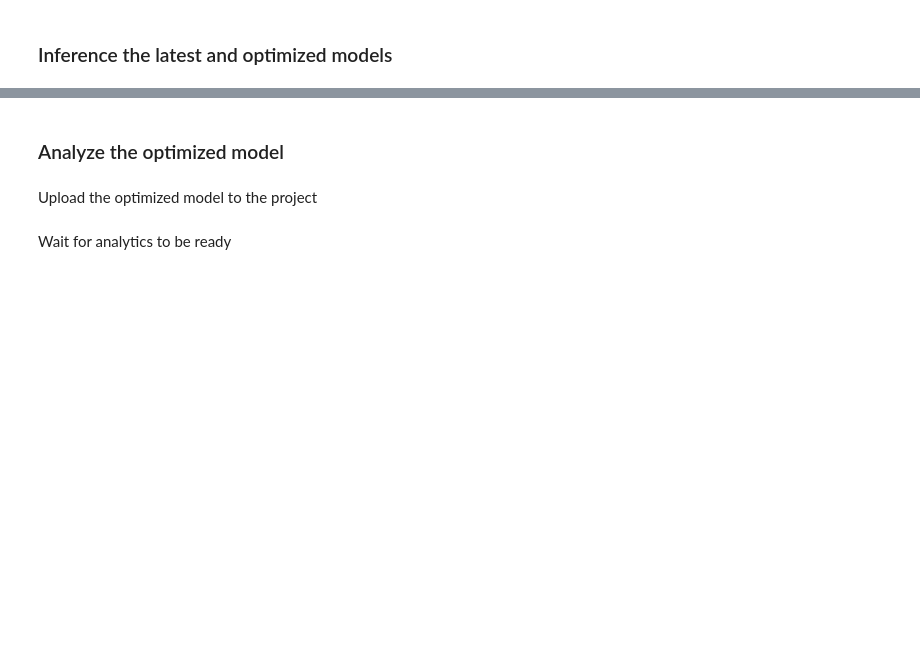
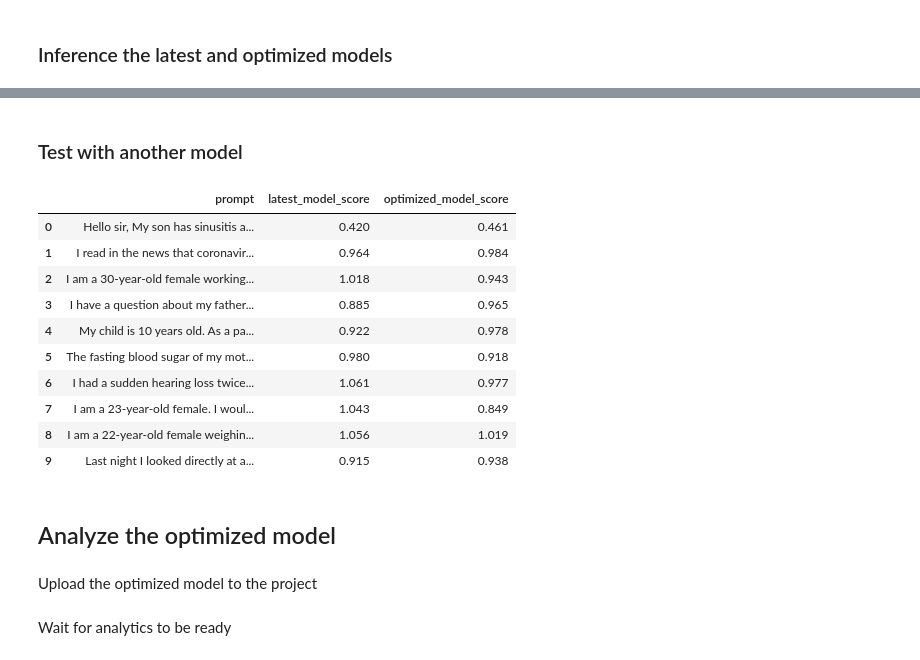
Before and after one commit to Authentrics-ai/demos, a Jupyter notebook: ZeroTrain_Optimizer/ZeroTrainOptimizerDemo.ipynb, the cells around one changed output, grey strips where cells are left out. Cells and saved outputs as stored; diff of their text form; code cells hidden in the pictures; blank space fills up the shorter version.

```diff
--- a/ZeroTrain_Optimizer/ZeroTrainOptimizerDemo.ipynb
+++ b/ZeroTrain_Optimizer/ZeroTrainOptimizerDemo.ipynb
@@ -399,5 +533,30 @@ Optimized model response:
+# %% [markdown]
+### Test with another model
+# %%
+model = SentenceTransformer("sentence-transformers/all-MiniLM-L12-v2")
+
+latest_model_scores = compute_error_score(model, latest_model_outputs, expected_outputs)
+optimized_model_scores = compute_error_score(model, optimized_model_outputs, expected_outputs)
+
+pd.DataFrame({
+    "prompt": prompts,
+    "latest_model_score": latest_model_scores,
+    "optimized_model_score": optimized_model_scores,
+})
+# %% [output]
+|  | prompt | latest_model_score | optimized_model_score |
+| 0 | Hello sir, My son has sinusitis a... | 0.420 | 0.461 |
+| 1 | I read in the news that coronavir... | 0.964 | 0.984 |
+| 2 | I am a 30-year-old female working... | 1.018 | 0.943 |
+| 3 | I have a question about my father... | 0.885 | 0.965 |
+| 4 | My child is 10 years old. As a pa... | 0.922 | 0.978 |
+| 5 | The fasting blood sugar of my mot... | 0.980 | 0.918 |
+| 6 | I had a sudden hearing loss twice... | 1.061 | 0.977 |
+| 7 | I am a 23-year-old female. I woul... | 1.043 | 0.849 |
+| 8 | I am a 22-year-old female weighin... | 1.056 | 1.019 |
+| 9 | Last night I looked directly at a... | 0.915 | 0.938 |
 # %% [markdown]
-### Analyze the optimized model
+## Analyze the optimized model
 # %% [markdown]
 Upload the optimized model to the project
 # %%
```
Also changed, not shown: parts of 24 cells of this notebook.
